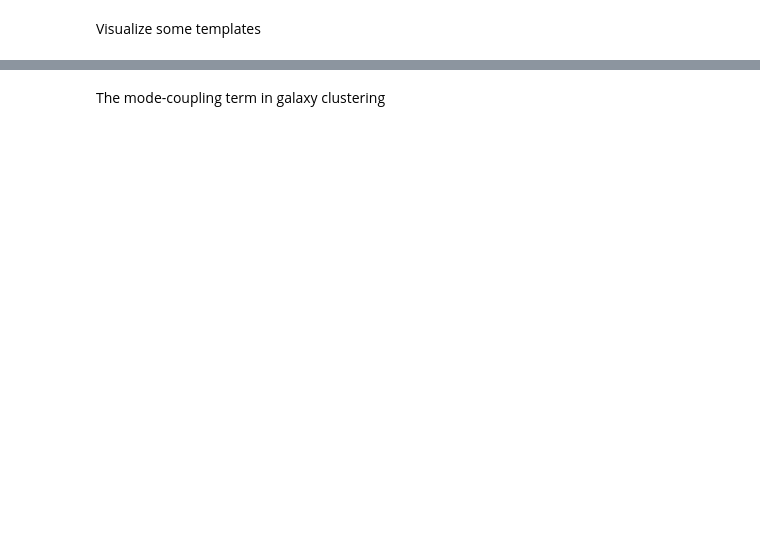
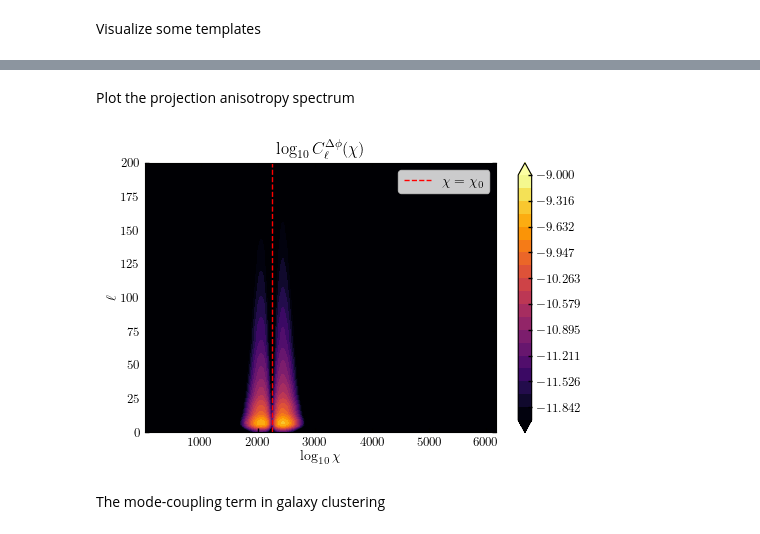
Before and after one commit to abaleato/CARDiAC, a Jupyter notebook: biases_code/galaxy_clustering_example.ipynb, the cells around one changed output, grey strips where cells are left out. Saved outputs shown, nothing was run; the diff lists cells and outputs as text; code cells hidden in the pictures; blank space fills up the shorter version.

Commit message:
more plots

```diff
--- a/biases_code/galaxy_clustering_example.ipynb
+++ b/biases_code/galaxy_clustering_example.ipynb
@@ -164,19 +169,2 @@ RuntimeError: Undefined plan with nthreads. This is a bug
 # %% [markdown]
 Visualize some templates
-# %%
-alphas = np.array([-2])
-sigma_zshifts = np.array([2, 1, 0.1])*error_on_meanz
-
-sigma_zshift_labels = np.array([r'\sigma_{\chi_0}=2\,\sigma_{\mathrm{RedMaGiC}}', r'\sigma_{\chi_0}=\sigma_{\mathrm{RedMaGiC}}', r'\sigma_{\chi_0}=\sigma_{\mathrm{RedMaGiC}}\,/\,10'])
-sigma_zshift_colors = np.array(['r', 'g', 'b'])
-alphas_ls = np.array(['-', '-.', ':'])
-alphas_labels = np.array([r'\alpha={}'.format(alphas[0])]) #np.array([r'\alpha={}'.format(alphas[0]), r'\alpha={}'.format(alphas[1]), r'\alpha={}'.format(alphas[2])])
-
-i=0
-for sigma_zshift, color, sigma_zshift_label in zip(sigma_zshifts, sigma_zshift_colors, sigma_zshift_labels):
-    for alpha, ls, alphas_label in zip(alphas, alphas_ls, alphas_labels):
-        filename = '/pscratch/sd/a/ab2368/data/redmagic_alpha{}_lmaxpert{}_sigmazshift{}_nside{}'.format(alpha, lmax_pert, sigma_zshift, nside)
-        loaded_exp = biases.load_from_file(filename)
-        hp.mollview(loaded_exp.zmean_shifts_array, title=r'$\alpha={}$'.format(alpha), unit=r'$\chi_{\mathrm{shift}}$', format='%.4f')
-        plt.show()
-    i+=1
@@ -187,2 +205,42 @@ for sigma_zshift, color, sigma_zshift_label in zip(sigma_zshifts, sigma_zshift_c
+# %% [markdown]
+Plot the projection anisotropy spectrum
+# %%
+from scipy.ndimage.filters import gaussian_filter
+
+def plot_ClDphi_of_chi_2D(exp, lprime_max=100):
+    '''
+    Plot log C_l^{\Delta \phi}(\chi,\chi) against l and  \mathrm{log}_{10}\,\chi
+    '''
+    X, Y = np.meshgrid(np.arange(len(exp.chi_array)), np.arange(exp.lmax + 1))
+    Z = np.log10(np.diagonal(exp.Cl_deltap_of_chi1_chi2, axis1=1, axis2=2))
+    # Set the log of 0 to a tiny negative number
+    Z[np.diagonal(exp.Cl_deltap_of_chi1_chi2, axis1=1, axis2=2) == 0] = -1e100
+
+    contours = np.linspace(-12, -9, 20)
+
+    # Smooth array with a Gaussian filter for plotting purposes
+    Z_smoothed = gaussian_filter(Z, sigma=3)
+    plt.contourf(X, Y, Z_smoothed, levels=contours, cmap='inferno', extend='both')
+
+    ax = plt.gca()
+    ax.axvline(np.where(exp.chi_array > exp.chi_mean_fid)[0][0], color='r', ls='--', lw=1,
+               label=r'$\chi=\chi_0$')
+    ax.set_ylim([0, lprime_max])
+
+    plt.xlabel(r'$\mathrm{log}_{10}\,\chi$')
+    plt.ylabel(r'$\ell$')
+
+    label_locs = np.arange(1000, 7000, 1000, dtype=int)
+    ax.set_xticks(utils.find_closest_indices(exp.chi_array, label_locs))
+    ax.set_xticklabels(label_locs.astype('str'))
+    plt.legend(facecolor='white', framealpha=0.8, frameon=True)
+
+    plt.title(r'$\mathrm{log}_{10} \, C_\ell^{\Delta \phi}(\chi)$')
+    plt.colorbar(location='right')
+    plt.show()
+
+plot_ClDphi_of_chi_2D(loaded_exp, 200)
+# %% [output]
+[figure, added]
 # %% [markdown]
 The mode-coupling term in galaxy clustering
```
Also changed, not shown: parts of 10 cells of this notebook.
